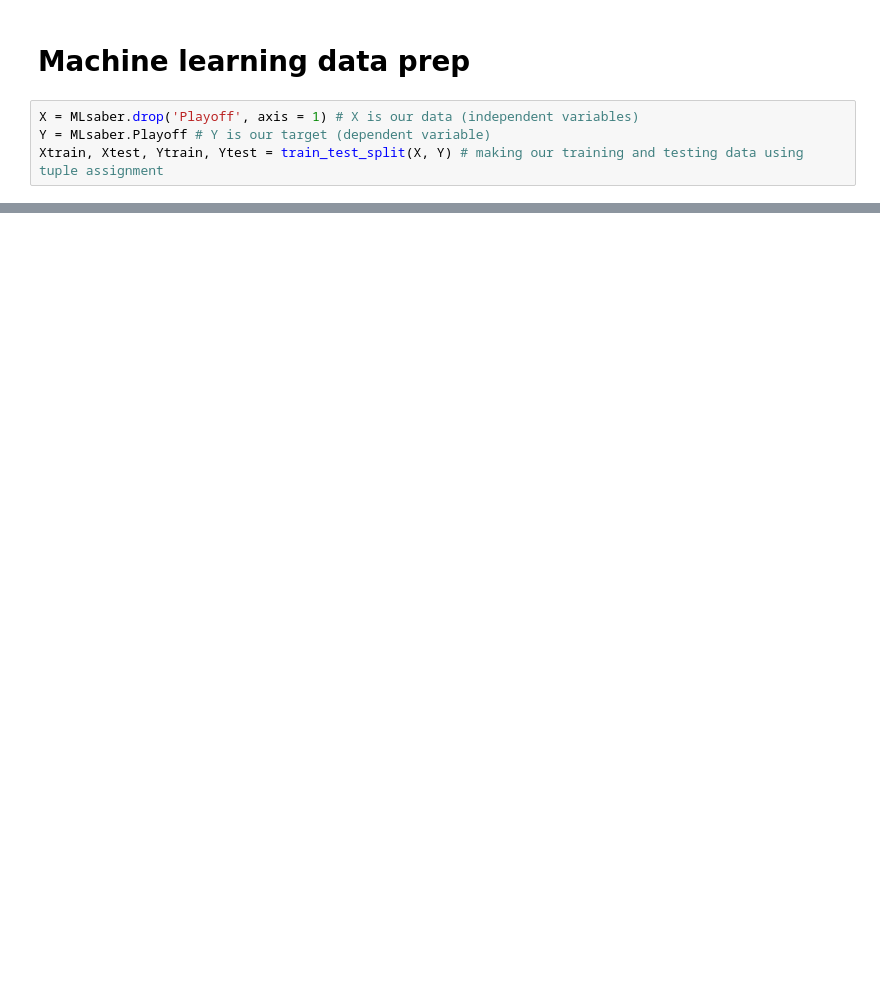
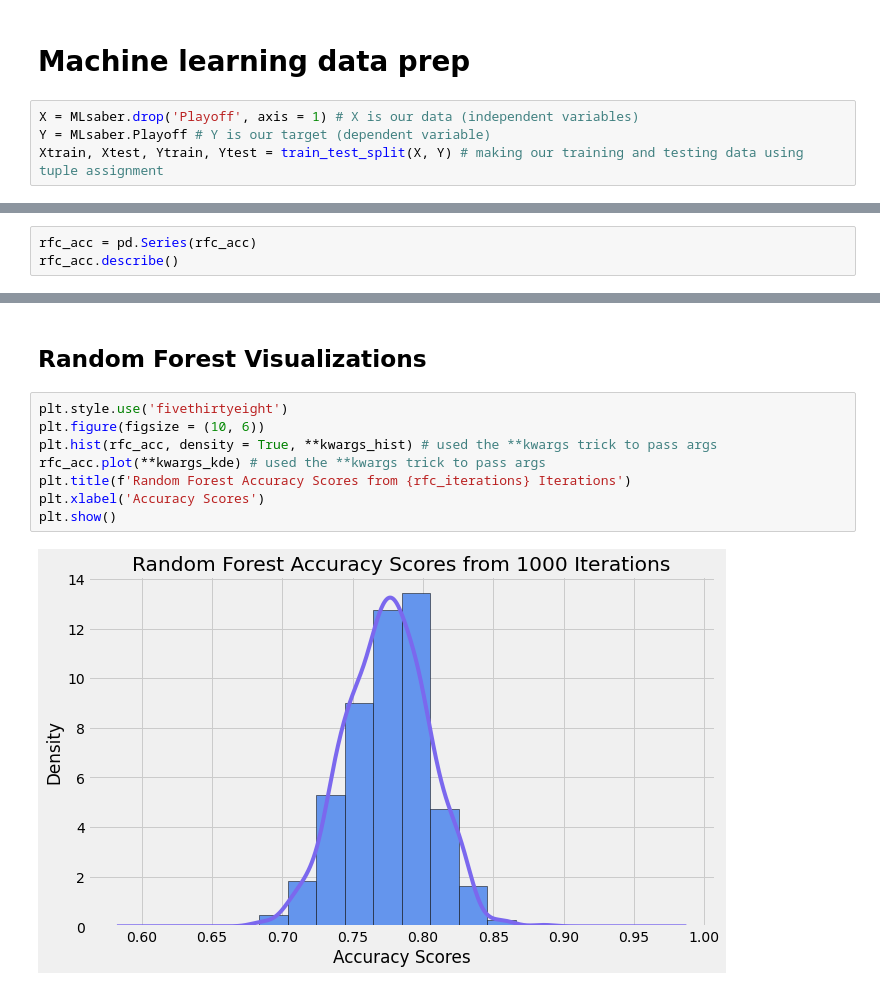
Before and after one commit to the-data-science-union/DSU-S2022-MLB, a Jupyter notebook: Code and Work/Hitting/Sabermetric Batting/Sabermetric Machine Learning Notebook.ipynb, the cells around one changed output, grey strips where cells are left out. Saved outputs shown, nothing was run; the diff lists cells and outputs as text; blank space fills up the shorter version.

```diff
--- a/Code and Work/Hitting/Sabermetric Batting/Sabermetric Machine Learning Notebook.ipynb
+++ b/Code and Work/Hitting/Sabermetric Batting/Sabermetric Machine Learning Notebook.ipynb
@@ -218,0 +314,3 @@ dtype: float64
+# %%
+rfc_acc = pd.Series(rfc_acc)
+rfc_acc.describe()
@@ -218,0 +488,12 @@ dtype: float64
+# %% [markdown]
+## Random Forest Visualizations
+# %%
+plt.style.use('fivethirtyeight')
+plt.figure(figsize = (10, 6))
+plt.hist(rfc_acc, density = True, **kwargs_hist) # used the **kwargs trick to pass args
+rfc_acc.plot(**kwargs_kde) # used the **kwargs trick to pass args
+plt.title(f'Random Forest Accuracy Scores from {rfc_iterations} Iterations')
+plt.xlabel('Accuracy Scores')
+plt.show()
+# %% [output]
+[figure, added]
```
Also changed, not shown: parts of 53 cells of this notebook.
